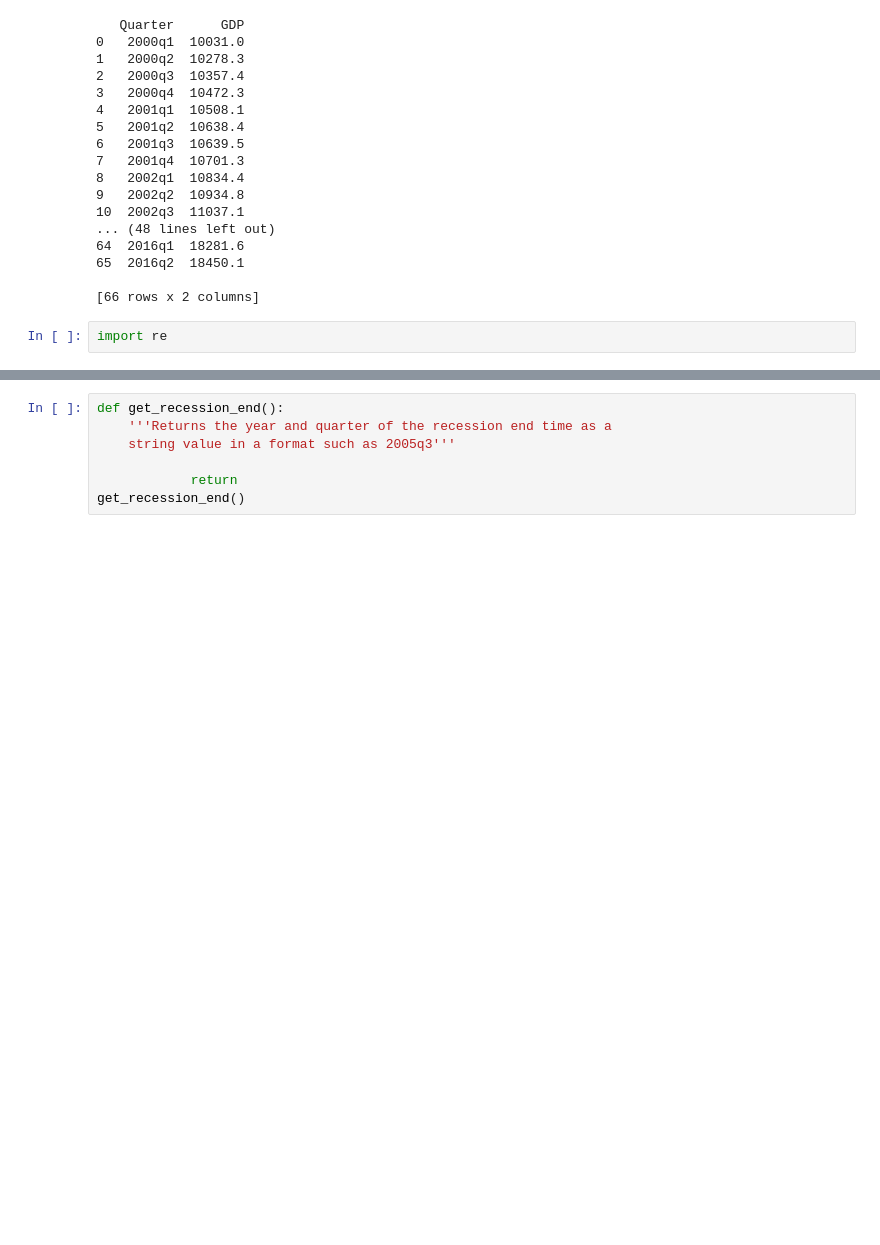
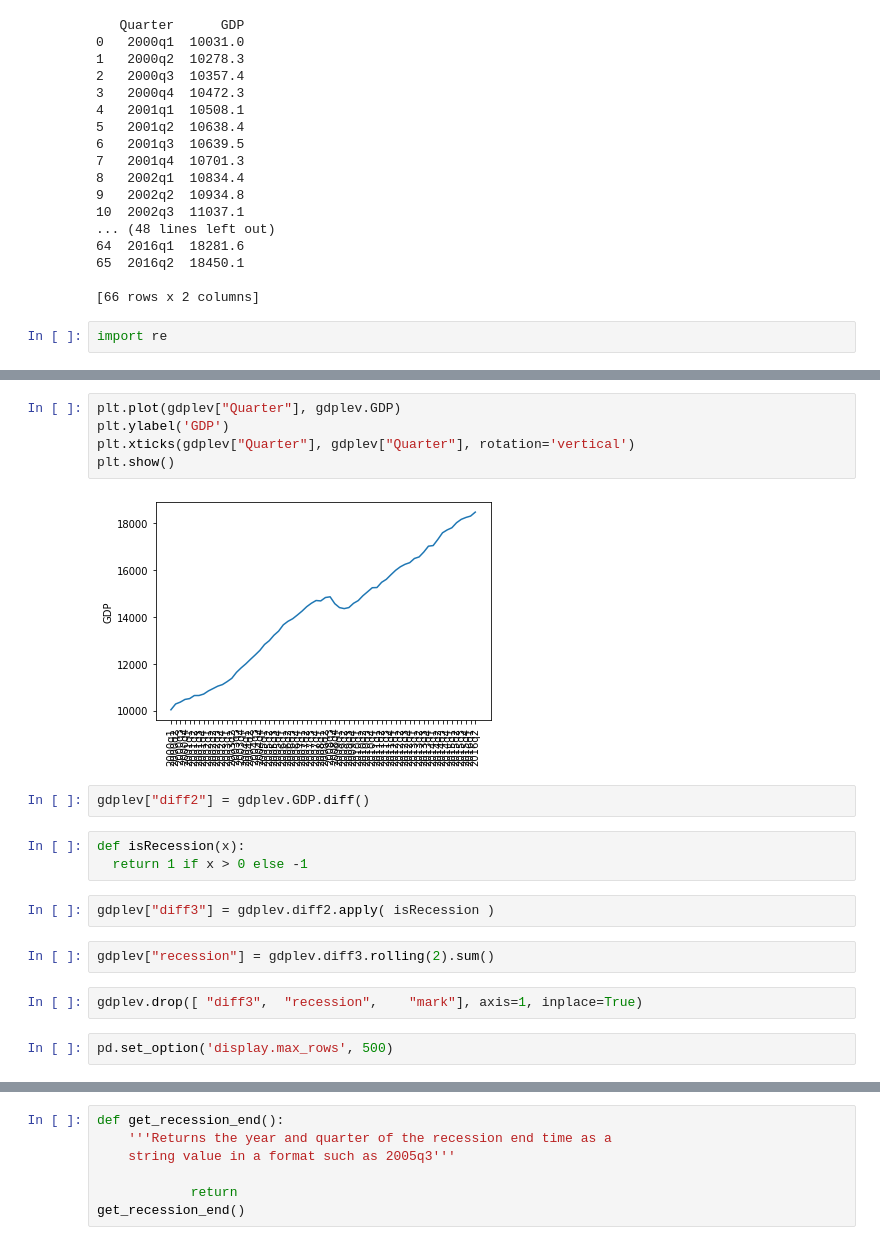
Before and after one commit to aicharya/DSA_Python, a Jupyter notebook: HypothesisTestingAssignment4_AnswersWithoutCode(CMB Summission)-.ipynb, the cells around one changed output, grey strips where cells are left out. Cells and saved outputs as stored; diff of their text form; blank space fills up the shorter version.

```diff
--- a/HypothesisTestingAssignment4_AnswersWithoutCode(CMB Summission)-.ipynb
+++ b/HypothesisTestingAssignment4_AnswersWithoutCode(CMB Summission)-.ipynb
@@ -243,0 +246,20 @@ get_list_of_university_towns()
+# %%
+plt.plot(gdplev["Quarter"], gdplev.GDP)
+plt.ylabel('GDP')
+plt.xticks(gdplev["Quarter"], gdplev["Quarter"], rotation='vertical')
+plt.show()
+# %% [output]
+[figure, added]
+# %%
+gdplev["diff2"] = gdplev.GDP.diff()
+# %%
+def isRecession(x):
+  return 1 if x > 0 else -1
+# %%
+gdplev["diff3"] = gdplev.diff2.apply( isRecession )
+# %%
+gdplev["recession"] = gdplev.diff3.rolling(2).sum()
+# %%
+gdplev.drop([ "diff3",	"recession",	"mark"], axis=1, inplace=True)
+# %%
+pd.set_option('display.max_rows', 500)
```
Also changed, not shown: parts of 12 cells of this notebook.
